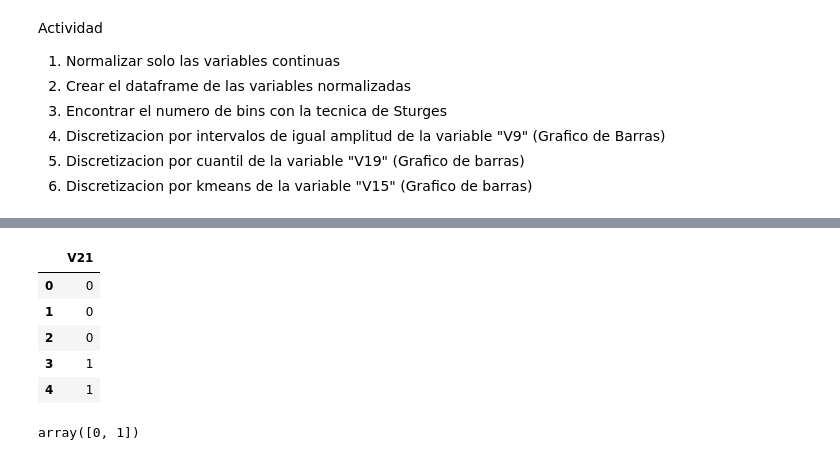
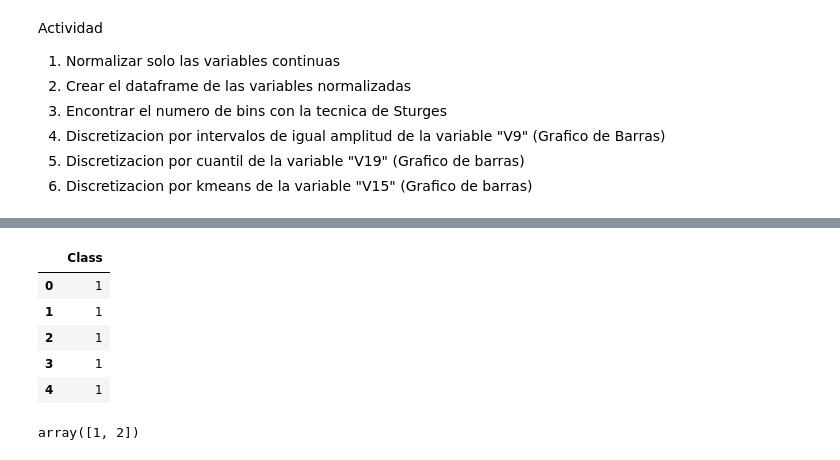
Before and after one commit to Yes197/Miscelanea, a Jupyter notebook: Ejercicios Basico/nivel1_10.ipynb, the cells around one changed output, grey strips where cells are left out. Saved outputs shown, nothing was run; the diff lists cells and outputs as text; code cells hidden in the pictures.

```diff
--- a/Ejercicios Basico/nivel1_10.ipynb
+++ b/Ejercicios Basico/nivel1_10.ipynb
@@ -407,5 +409,5 @@ import pandas as pd
 # %%
-nba = 'https://raw.githubusercontent.com/Yes197/Miscelanea/master/Ejercicios%20Basico/datos/nba_logreg2.csv'
+acero = 'https://raw.githubusercontent.com/Yes197/Miscelanea/master/Ejercicios%20Basico/datos/php9xWOpn.csv'
 
-df_fall_placa_acero = pd.read_csv(nba,  sep=';')
+df_fall_placa_acero = pd.read_csv(acero,  sep=',')
 # %%
@@ -442,4 +441,0 @@ columns_names = ['V1','V2','V3','V4','V5','V6','V7','V8','V9','V10','V11','V12',
-# %%
-df_fall_placa_acero.columns = columns_names
-df_fall_placa_acero['V21'] = df_fall_placa_acero['V21'].astype('int64')
-df_fall_placa_acero.info()
@@ -486,20 +470,20 @@ array([[0.274, 0.074, 0.026, ..., 0.004, 0.004, 0.013],
 # %%
 #@title Variable target
 #Separando las variable target
-y = df_fall_placa_acero.loc[:,['V21']].values
-y = pd.DataFrame(y, columns=['V21'])
+y = df_fall_placa_acero.loc[:,['Class']].values
+y = pd.DataFrame(y, columns=['Class'])
 y.head(5)
 # %% [output]
-|  | V21 |
-| 0 | 0 |
-| 1 | 0 |
-| 2 | 0 |
+|  | Class |
+| 0 | 1 |
+| 1 | 1 |
+| 2 | 1 |
 | 3 | 1 |
 | 4 | 1 |
 # %%
-np.unique(df_fall_placa_acero.loc[:,['V21']].values)
+np.unique(df_fall_placa_acero.loc[:,['Class']].values)
 # %% [output]
-array([0, 1])
+array([1, 2])
 # %%
 #@title 2. Dataframe Continuas normalizadas
 pd_continuas = pd.DataFrame(x_continuas, columns=columns_continuas)
```
Also changed, not shown: parts of 13 cells of this notebook.
